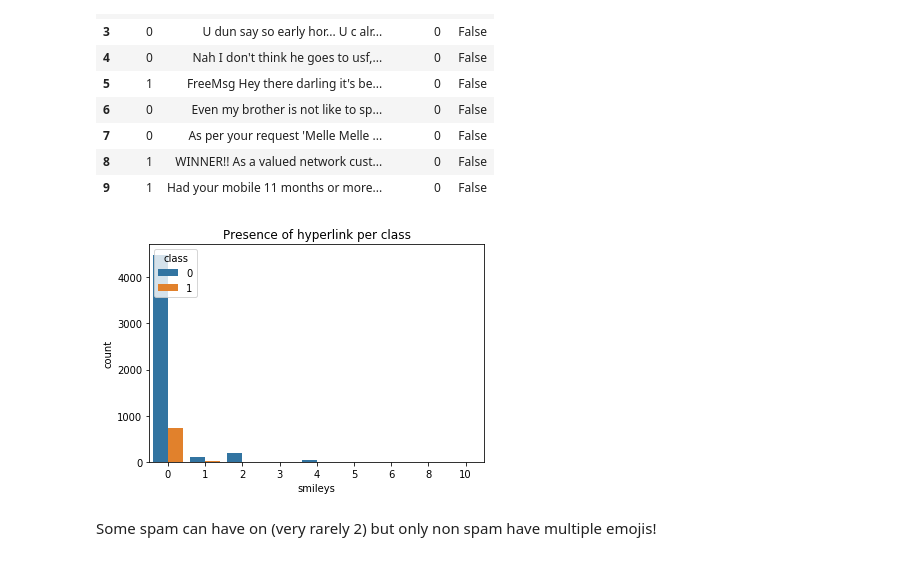
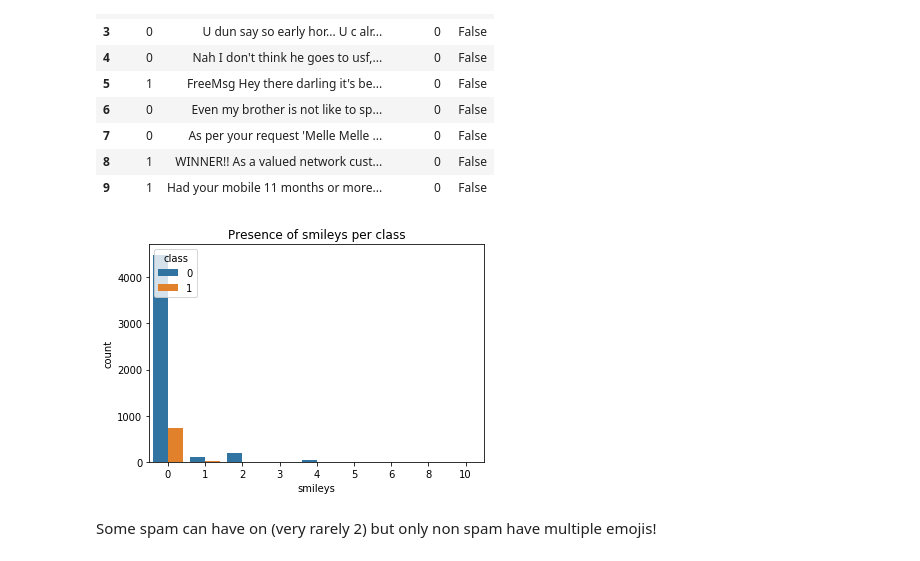
Before and after one commit to rickschneider95/Sms_Spam_Detection, a Jupyter notebook: Spam_Exploration.ipynb, the cells around one changed output. Cells and saved outputs as stored; diff of their text form; code cells hidden in the pictures.

```diff
--- a/Spam_Exploration.ipynb
+++ b/Spam_Exploration.ipynb
@@ -460,10 +460,10 @@ df2.head(10)
 # %%
 #count phone numbers per class:
 sns.countplot(x="smileys",hue="class",data=df2)
-plt.title('Presence of hyperlink per class')
+plt.title('Presence of smileys per class')
 plt.show()
 # %% [output]
-[figure, old version]
+[figure, new version]
 # %% [markdown]
 Some spam can have on (very rarely 2) but only non spam have multiple emojis!
 # %%
```
Also changed, not shown: parts of 37 cells of this notebook, 2 other files.
